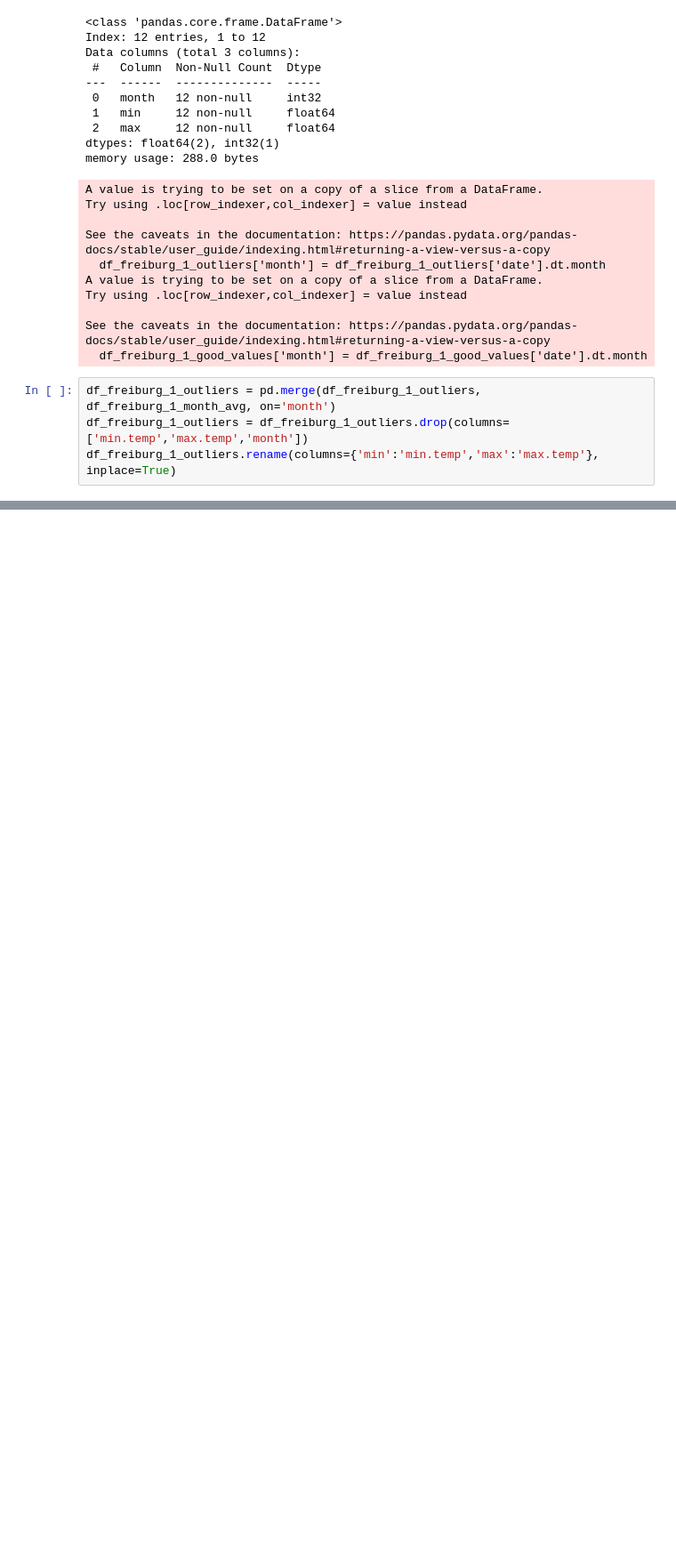
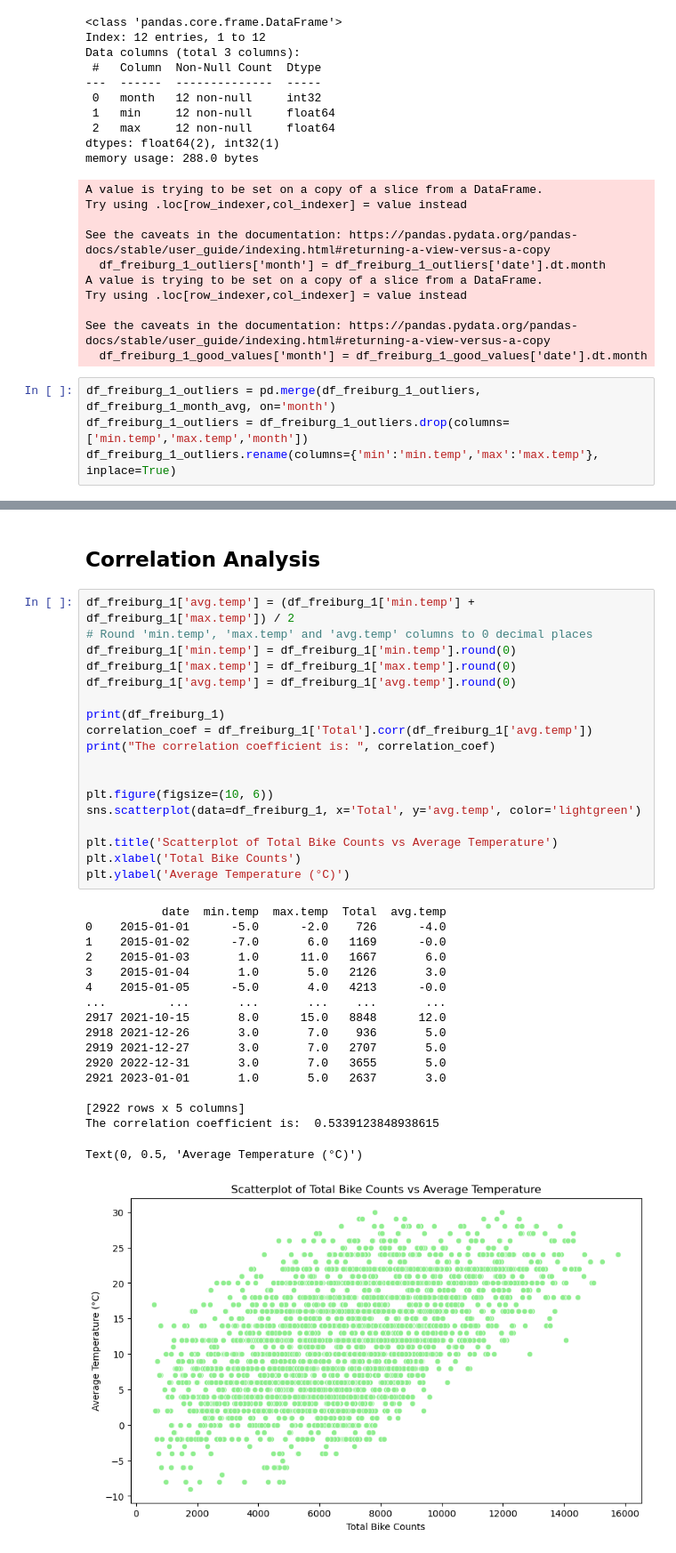
Before and after one commit to cap7586/CaroPeThesis, a Jupyter notebook: Freiburg_Complete_Analysis/Frei.ipynb, the cells around one changed output, grey strips where cells are left out. Shown at 89% size. Cells and saved outputs as stored; diff of their text form; blank space fills up the shorter version.

```diff
--- a/Freiburg_Complete_Analysis/Frei.ipynb
+++ b/Freiburg_Complete_Analysis/Frei.ipynb
@@ -461,0 +470,38 @@ df_freiburg_1 = pd.concat([df_freiburg_1_good_values, df_freiburg_1_outliers], i
+# %% [markdown]
+## Correlation Analysis
+# %%
+df_freiburg_1['avg.temp'] = (df_freiburg_1['min.temp'] + df_freiburg_1['max.temp']) / 2
+# Round 'min.temp', 'max.temp' and 'avg.temp' columns to 0 decimal places
+df_freiburg_1['min.temp'] = df_freiburg_1['min.temp'].round(0)
+df_freiburg_1['max.temp'] = df_freiburg_1['max.temp'].round(0)
+df_freiburg_1['avg.temp'] = df_freiburg_1['avg.temp'].round(0)
+
+print(df_freiburg_1)
+correlation_coef = df_freiburg_1['Total'].corr(df_freiburg_1['avg.temp'])
+print("The correlation coefficient is: ", correlation_coef)
+
+
+plt.figure(figsize=(10, 6))
+sns.scatterplot(data=df_freiburg_1, x='Total', y='avg.temp', color='lightgreen')
+
+plt.title('Scatterplot of Total Bike Counts vs Average Temperature')
+plt.xlabel('Total Bike Counts')
+plt.ylabel('Average Temperature (°C)')
+# %% [output]
+           date  min.temp  max.temp  Total  avg.temp
+0    2015-01-01      -5.0      -2.0    726      -4.0
+1    2015-01-02      -7.0       6.0   1169      -0.0
+2    2015-01-03       1.0      11.0   1667       6.0
+3    2015-01-04       1.0       5.0   2126       3.0
+4    2015-01-05      -5.0       4.0   4213      -0.0
+...         ...       ...       ...    ...       ...
+2917 2021-10-15       8.0      15.0   8848      12.0
+2918 2021-12-26       3.0       7.0    936       5.0
+2919 2021-12-27       3.0       7.0   2707       5.0
+2920 2022-12-31       3.0       7.0   3655       5.0
+2921 2023-01-01       1.0       5.0   2637       3.0
+
+[2922 rows x 5 columns]
+The correlation coefficient is:  0.5339123848938615
+Text(0, 0.5, 'Average Temperature (°C)')
+[figure, added]
```
Also changed, not shown: parts of 3 cells of this notebook, 6 other files.
